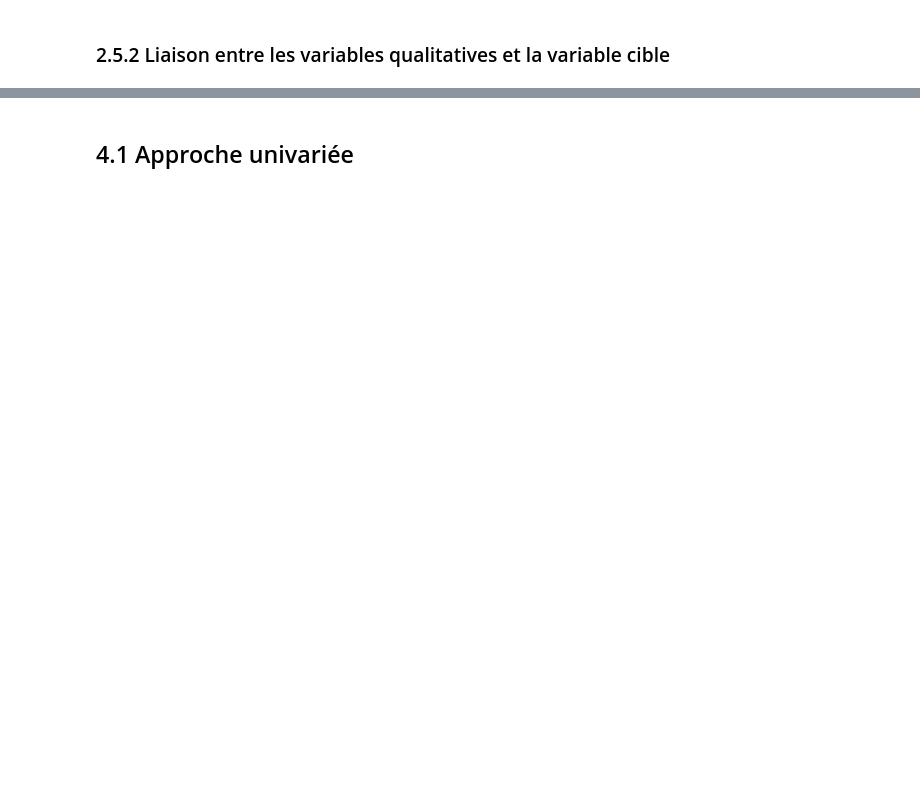
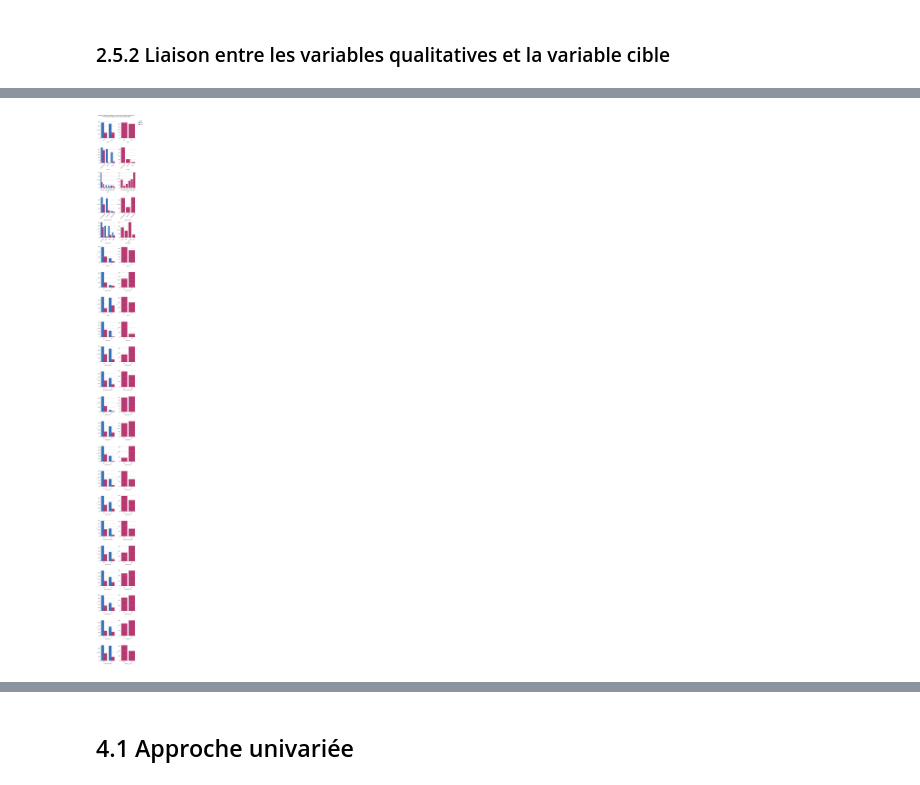
Before and after one commit to sblohier/Scoring_Project_3, a Jupyter notebook: Variables_Preselection.ipynb, the cells around one changed output, grey strips where cells are left out. Drawn from its saved outputs; the diff is of its cells as text; code cells hidden in the pictures; blank space fills up the shorter version.

```diff
--- a/Variables_Preselection.ipynb
+++ b/Variables_Preselection.ipynb
@@ -825,4 +787,0 @@ plot_discretized_variable (df_train, 'age', [30,40,50,65])
-# %%
-df_train,cat_num_cols = discretization_variables (df_train, 'age', [30,40,50,65], cat_num_cols)
-df_train.head()
-json_["social"]["cat"].append("age_bins")
@@ -855,4 +787,0 @@ plot_discretized_variable(df_train, "family_size", [2,4])
-# %%
-df_train, cat_num_cols = discretization_variables(df_train, "family_size", [2,4], cat_num_cols)
-df_train.head()
-json_["social"]["cat"].append("family_size_bins")
@@ -868,4 +787,0 @@ plot_discretized_variable(df_train, "number_of_referrals", [1,2,5,10])
-# %%
-df_train, cat_num_cols = discretization_variables(df_train, "number_of_referrals", [1,2,5,10], cat_num_cols)
-df_train.head()
-json_["social"]["cat"].append("number_of_referrals_bins")
@@ -881,4 +787,0 @@ plot_discretized_variable(df_train, "tenure_in_months", [6,12,24,60])
-# %%
-df_train, cat_num_cols = discretization_variables(df_train, "tenure_in_months", [6,12,24,60], cat_num_cols)
-df_train.head()
-json_["fidélité"]["cat"].append("tenure_in_months_bins")
@@ -937,0 +794,52 @@ df_train[df_train["ratio_extra_charge"] > 0.1].head()
+# %%
+# Pour chaque variable booléenne et catégorielle :
+# --> Création de 2 barplots :
+#      -> Gauche : pourcentage absolue de chaque catégorie déclinée selon l'indicateur churn_value
+#      -> Droite  : Le pourcentage des clients fragiles est normalisé au sein de chaque catégorie
+bool_cols.remove("churn_value")
+nrows = len(cat_cols + bool_cols)
+
+# Création de la figure
+fig, ax = plt.subplots(ncols= 2, nrows = nrows, figsize=(  5, 3*nrows))
+plt.subplots_adjust(hspace=0.6, wspace=0.6) # espace entre les axes
+
+#Définition de la palette et de la légende
+palette = ['#226ECC', '#CC226E']
+
+
+# Pour chaque variable
+for i, var in enumerate(cat_cols + bool_cols) :
+
+    # Création du barplot des poucentages absolus de chaque  couple (catégorie-churn)
+    df_plot = (np.round(df_train.value_counts(subset=[var,"churn_value"],normalize=True)*100,1)).reset_index()
+    sns.barplot(ax=ax[i,0], y=df_plot[0], x=var, hue = "churn_value", data= df_plot , palette = palette)
+
+    # Création du barplot des poucentages normalisés des clients fragiles pour chaque catégorie
+    df_plot = np.round((pd.crosstab(index=df_train[var], columns=df_train["churn_value"], normalize="index")*100),2)
+    df_plot = df_plot[1].reset_index()
+    df_plot.columns = [var, 'percentage_churn']
+    sns.barplot(ax=ax[i,1], data = df_plot, x=var, y= 'percentage_churn', color = "#CC226E")
+
+    ax[i, 0].get_legend().remove()
+    #  Définition des axis et labels
+    for ax1 in ax[i, :]:
+        ax1.set_xlabel(var, fontsize=7)
+        ax1.set_xticklabels(ax1.get_xticklabels(), rotation=45, fontsize= 7)
+        ax1.set_ylabel("%", fontsize=7)
+
+        #  Ajout des lignes horizontales
+        ax1.grid(visible=True, which="major", axis='y')
+        ax1.spines['top'].set_visible(False)
+        ax1.spines['left'].set_visible(False)
+        ax1.spines['right'].set_visible(False)
+
+# Ajout de la légende à la figure
+handles, labels = ax[0, 0].get_legend_handles_labels()
+fig.legend(handles, ['No', 'Yes'] , loc='upper right', bbox_to_anchor= (1.15, 1), borderaxespad=0, frameon=False, title = "Churn",fontsize=9)
+
+# Ajouter du titre
+fig.tight_layout()
+fig.suptitle("Répartition des clients fragiles en fonction des variables catégorielles,\n à droite les pourcentages sont normalisés par modalité.", fontsize=9,  y=1.01)#  des véhicules en fonction du nombre de rapports \net du type de boîte de vitesses."
+fig.show()
+# %% [output]
+[figure, added]
```
Also changed, not shown: parts of 282 cells of this notebook, 2 other files.
